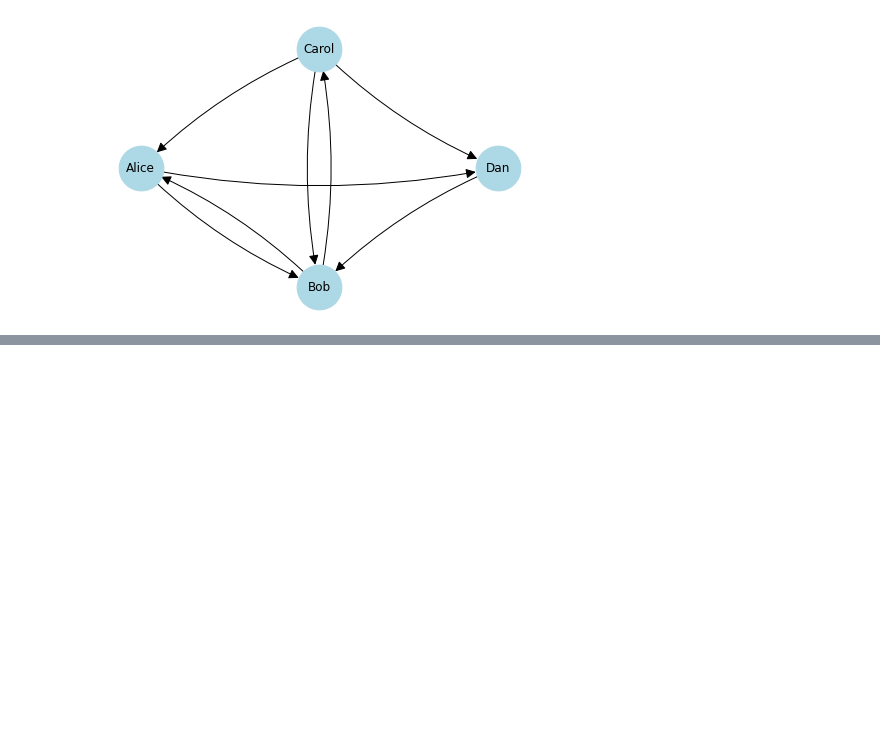
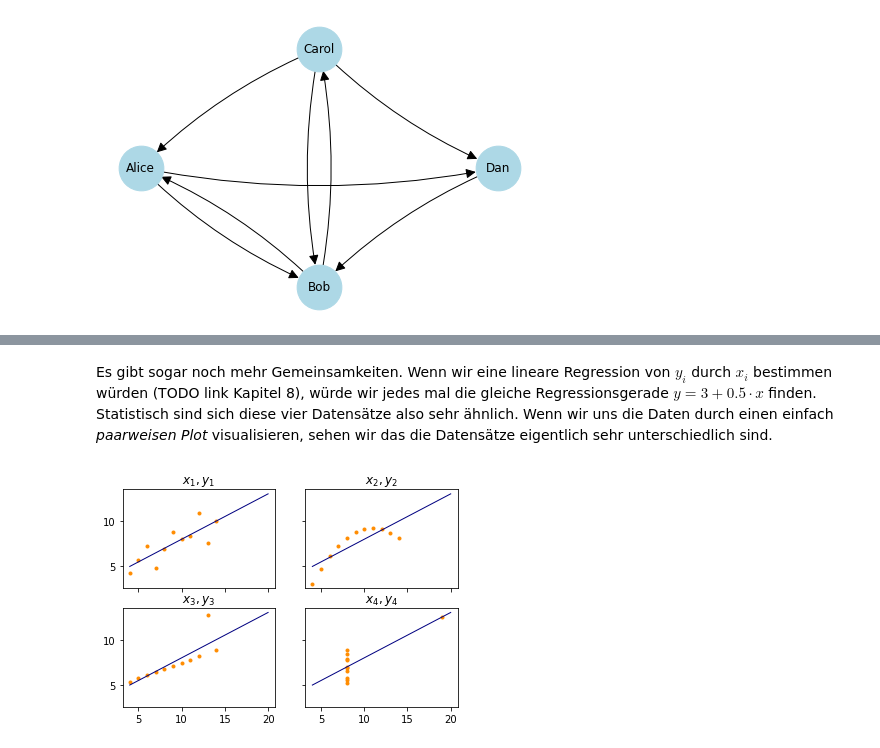
Before and after one commit to sherbold/data-science-crashkurs, a Jupyter notebook: content/chapters/kapitel_03.ipynb, the cells around one changed output, grey strips where cells are left out. Drawn from its saved outputs; the diff is of its cells as text; code cells hidden in the pictures; blank space fills up the shorter version.

```diff
--- a/content/chapters/kapitel_03.ipynb
+++ b/content/chapters/kapitel_03.ipynb
@@ -199,0 +270,22 @@ Diese Graph ist einfach zu lesen und gibt uns ein intuitives Verständnis der Be
+# %% [markdown]
+Es gibt sogar noch mehr Gemeinsamkeiten. Wenn wir eine lineare Regression von $y_i$ durch $x_i$ bestimmen würden (TODO link Kapitel 8), würde wir jedes mal die gleiche Regressionsgerade $y=3+0.5\cdot x$ finden. Statistisch sind sich diese vier Datensätze also sehr ähnlich. Wenn wir uns die Daten durch einen einfach *paarweisen Plot* visualisieren, sehen wir das die Datensätze eigentlich sehr unterschiedlich sind.
+# %%
+xfit = np.array([4, 20])
+yfit = 3+0.5*xfit
+
+f, axes = plt.subplots(2, 2, sharey=True, sharex=True)
+axes[0, 0].plot(x, y1, color='darkorange', marker='.', linestyle='none')
+axes[0, 0].plot(xfit, yfit, color='navy', lw=1)
+axes[0, 0].set_title('$x_1, y_1$')
+axes[0, 1].plot(x, y2, color='darkorange', marker='.', linestyle='none')
+axes[0, 1].plot(xfit, yfit, color='navy', lw=1)
+axes[0, 1].set_title('$x_2, y_2$')
+axes[1, 0].plot(x, y3, color='darkorange', marker='.', linestyle='none')
+axes[1, 0].plot(xfit, yfit, color='navy', lw=1)
+axes[1, 0].set_title('$x_3, y_3$')
+axes[1, 1].plot(x4, y4, color='darkorange', marker='.', linestyle='none')
+axes[1, 1].plot(xfit, yfit, color='navy', lw=1)
+axes[1, 1].set_title('$x_4, y_4$')
+plt.show()
+# %% [output]
+[figure, added]
```
Also changed, not shown: parts of 47 cells of this notebook.
